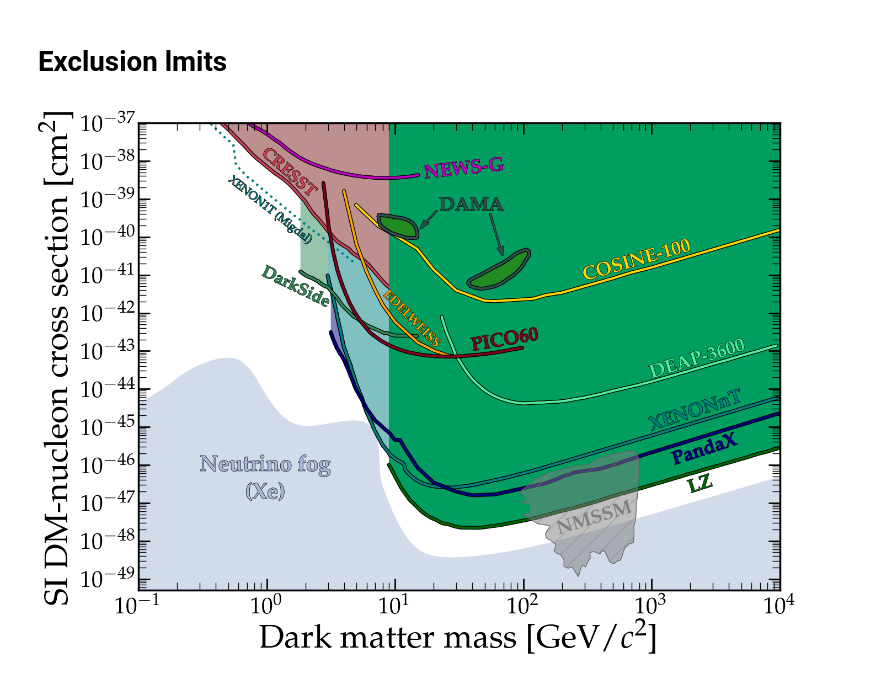
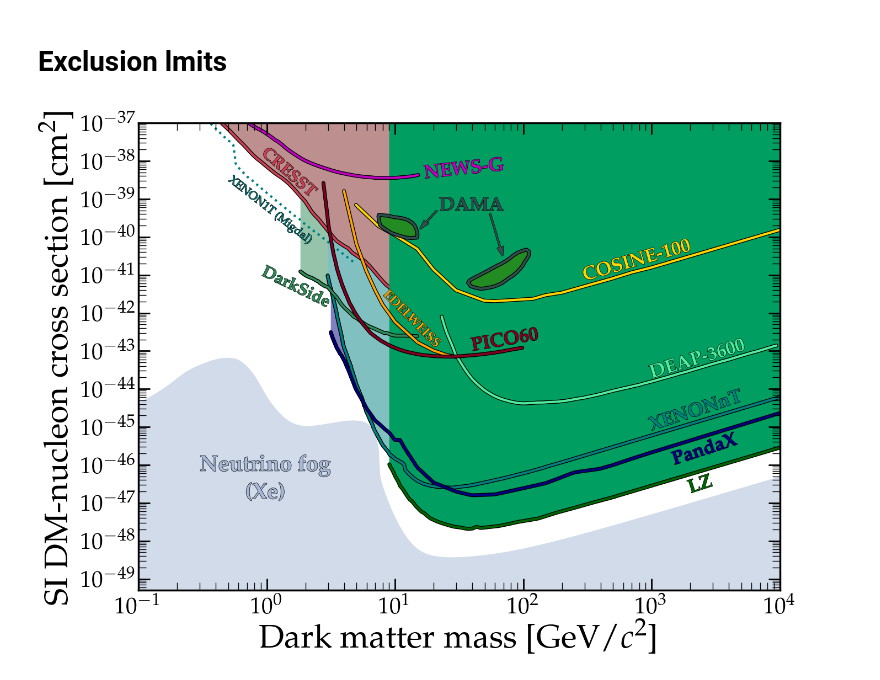
Before and after one commit to cajohare/DirectDetectionPlots, a Jupyter notebook: notebooks/DM-Nucleon.ipynb, the cells around one changed output. Cells and saved outputs as stored; diff of their text form; code cells hidden in the pictures.

```diff
--- a/notebooks/DM-Nucleon.ipynb
+++ b/notebooks/DM-Nucleon.ipynb
@@ -11,57 +11,57 @@ plt.style.use('sty.mplstyle')
 
 fig, ax = plt.subplots()
 
-dirc = '../data/limits/Nucleon/SI/'
+fpath = '../data/limits/Nucleon/SI/'
 
 rot_45 = 18
 
 # Plot limits
-PlotBound(ax,dirc+'LZ_2024.txt',edgecolor='darkgreen',textcolor='darkgreen',facecolor=[0.0, 0.62, 0.38],label=r'{\bf LZ}',rotation=rot_45,label_pos=[2000,1.8e-47])
-PlotBound(ax,dirc+'XENONnT_2024_Combined.txt',edgecolor='teal',textcolor='teal',facealpha=0,label=r'{\bf XENONnT}',rotation=rot_45,label_pos=[1000,8.0e-46])
-PlotBound(ax,dirc+'XENONnT_2024_Combined.txt',edgecolor='teal',textcolor='teal',facecolor=col_alpha('teal',0.5),zorder=-1)
-PlotBound(ax,dirc+'XENON1T-Migdal.txt',edgecolor='teal',textcolor='teal',linestyle=':',facealpha=0,label='XENON1T (Migdal)',fontsize=15,rotation=-38,label_pos=[0.5,0.3e-38],path_effects=None)
-PlotBound(ax,dirc+'PandaX_2024_Combined.txt',edgecolor='navy',textcolor='navy',facealpha=0,label=r'{\bf PandaX}',rotation=rot_45,label_pos=[1500,1.0e-46])
-PlotBound(ax,dirc+'PandaX_2024_Combined.txt',edgecolor='navy',textcolor='navy',facecolor=col_alpha('navy',0.5),zorder=-1.1)
-PlotBound(ax,dirc+'CRESST.txt',edgecolor=[0.8, 0.25, 0.33],textcolor=[0.8, 0.25, 0.33],facecolor=[0.74, 0.56, 0.56],zorder=-1,label=r'{\bf CRESST}',rotation=-41,label_pos=[0.9,1.5e-38],fontsize=22)
-PlotBound(ax,dirc+'DarkSide.txt',edgecolor='seagreen',textcolor='seagreen',facecolor='seagreen',facealpha=0.0,label=r'{\bf DarkSide}',rotation=-26,label_pos=[0.9,1e-41],fontsize=22)
-PlotBound(ax,dirc+'DarkSide.txt',edgecolor='seagreen',textcolor='seagreen',facecolor='seagreen',facealpha=0.5,zorder=-3)
-PlotBound(ax,dirc+'EDELWEISS.txt',edgecolor='orange',textcolor='orange',facealpha=0,label=r'{\bf EDELWEISS}',rotation=-45,label_pos=[8,3e-42],fontsize=17)
-PlotBound(ax,dirc+'DEAP-3600.txt',edgecolor='#4ff09d',textcolor='#4ff09d',facealpha=0,label=r'{\bf DEAP-3600}',rotation=rot_45-1,label_pos=[1000,1.9e-44])
-PlotBound(ax,dirc+'PICO60.txt',edgecolor=[0.5, 0.0, 0.13],textcolor=[0.5, 0.0, 0.13],facealpha=0,label=r'{\bf PICO60}',rotation=rot_45-8,label_pos=[40,1e-43])
-PlotBound(ax,dirc+'COSINE-100.txt',edgecolor='gold',textcolor='gold',facealpha=0,label=r'{\bf COSINE-100}',rotation=rot_45-2,label_pos=[300,7e-42])
+PlotBound(ax,fpath+'LZ_2024.txt',edgecolor='darkgreen',textcolor='darkgreen',facecolor=[0.0, 0.62, 0.38],label=r'{\bf LZ}',rotation=rot_45,label_pos=[2000,1.8e-47])
+PlotBound(ax,fpath+'XENONnT_2024_Combined.txt',edgecolor='teal',textcolor='teal',facealpha=0,label=r'{\bf XENONnT}',rotation=rot_45,label_pos=[1000,8.0e-46])
+PlotBound(ax,fpath+'XENONnT_2024_Combined.txt',edgecolor='teal',textcolor='teal',facecolor=col_alpha('teal',0.5),zorder=-1)
+PlotBound(ax,fpath+'XENON1T-Migdal.txt',edgecolor='teal',textcolor='teal',linestyle=':',facealpha=0,label='XENON1T (Migdal)',fontsize=15,rotation=-38,label_pos=[0.5,0.3e-38],path_effects=None)
+PlotBound(ax,fpath+'PandaX_2024_Combined.txt',edgecolor='navy',textcolor='navy',facealpha=0,label=r'{\bf PandaX}',rotation=rot_45,label_pos=[1500,1.0e-46])
+PlotBound(ax,fpath+'PandaX_2024_Combined.txt',edgecolor='navy',textcolor='navy',facecolor=col_alpha('navy',0.5),zorder=-1.1)
+PlotBound(ax,fpath+'CRESST.txt',edgecolor=[0.8, 0.25, 0.33],textcolor=[0.8, 0.25, 0.33],facecolor=[0.74, 0.56, 0.56],zorder=-1,label=r'{\bf CRESST}',rotation=-41,label_pos=[0.9,1.5e-38],fontsize=22)
+PlotBound(ax,fpath+'DarkSide.txt',edgecolor='seagreen',textcolor='seagreen',facecolor='seagreen',facealpha=0.0,label=r'{\bf DarkSide}',rotation=-26,label_pos=[0.9,1e-41],fontsize=22)
+PlotBound(ax,fpath+'DarkSide.txt',edgecolor='seagreen',textcolor='seagreen',facecolor='seagreen',facealpha=0.5,zorder=-3)
+PlotBound(ax,fpath+'EDELWEISS.txt',edgecolor='orange',textcolor='orange',facealpha=0,label=r'{\bf EDELWEISS}',rotation=-45,label_pos=[8,3e-42],fontsize=17)
+PlotBound(ax,fpath+'DEAP-3600.txt',edgecolor='#4ff09d',textcolor='#4ff09d',facealpha=0,label=r'{\bf DEAP-3600}',rotation=rot_45-1,label_pos=[1000,1.9e-44])
+PlotBound(ax,fpath+'PICO60.txt',edgecolor=[0.5, 0.0, 0.13],textcolor=[0.5, 0.0, 0.13],facealpha=0,label=r'{\bf PICO60}',rotation=rot_45-8,label_pos=[40,1e-43])
+PlotBound(ax,fpath+'COSINE-100.txt',edgecolor='gold',textcolor='gold',facealpha=0,label=r'{\bf COSINE-100}',rotation=rot_45-2,label_pos=[300,7e-42])
 #PlotBound(ax,dirc+'LUX.txt',edgecolor='crimson',textcolor='crimson',facealpha=0,label='LUX',rotation=rot_45,label_pos=[300,1e-45])
-PlotBound(ax,dirc+'NEWS-G.txt',edgecolor='m',textcolor='m',facealpha=0,label=r'{\bf NEWS-G}',rotation=6,label_pos=[17,0.35e-38])
+PlotBound(ax,fpath+'NEWS-G.txt',edgecolor='m',textcolor='m',facealpha=0,label=r'{\bf NEWS-G}',rotation=6,label_pos=[17,0.35e-38])
 
 
 # neutrino fog
 PlotBound(ax,'../data/fog/Nucleon/SI/nuFog_n2_Xe.txt',y2=0,label=r'\begin{center} {\bf Neutrino fog \linebreak (Xe)}\end{center}',label_pos=[0.3,7e-47],fontsize=29,rotation=0,facecolor='#a7b9d6',lw=0,textcolor='#a7b9d6',facealpha=0.5)
 
 
 # DAMA
-PlotBound(ax,dirc+'DAMA1.txt',y2=nan,edgecolor='darkslategray',textcolor='darkslategray',facecolor='forestgreen',label=r'{\bf DAMA}',label_pos=[22,5e-40])
-PlotBound(ax,dirc+'DAMA2.txt',y2=nan,edgecolor='darkslategray',textcolor='darkslategray',facecolor='forestgreen')
+PlotBound(ax,fpath+'DAMA1.txt',y2=nan,edgecolor='darkslategray',textcolor='darkslategray',facecolor='forestgreen',label=r'{\bf DAMA}',label_pos=[22,5e-40])
+PlotBound(ax,fpath+'DAMA2.txt',y2=nan,edgecolor='darkslategray',textcolor='darkslategray',facecolor='forestgreen')
 plt.arrow(0.485, 0.735, -0.012, -0.018, transform=fig.transFigure,figure=fig,length_includes_head=False,lw=1,head_width=0.007, head_length=0.014, overhang=0.13,edgecolor='darkslategray',facecolor='darkslategray',clip_on=True,path_effects=line_background(2,'k'))
 plt.arrow(0.55, 0.73, 0.012, -0.055, transform=fig.transFigure,figure=fig,length_includes_head=False,lw=1,head_width=0.007, head_length=0.014, overhang=0.13,edgecolor='darkslategray',facecolor='darkslategray',clip_on=True,path_effects=line_background(2,'k'))
 
 
 # Models
-PlotBound(ax, '../data/models/Nucleon/SI/NMSSM_Scan.txt',y2=nan,lw=1,path_effects=None,textcolor='gray',edgecolor='dimgray',facecolor='gray',facealpha=0.5,label=r'\begin{center} {\bf NMSSM}\end{center}',rotation=17,label_pos=[190,1.5e-48],text_path_effects=None,hatch='/')
+# PlotBound(ax, '../data/models/Nucleon/SI/NMSSM_Scan.txt',y2=nan,lw=1,path_effects=None,textcolor='gray',edgecolor='dimgray',facecolor='gray',facealpha=0.5,label=r'\begin{center} {\bf NMSSM}\end{center}',rotation=17,label_pos=[190,1.5e-48],text_path_effects=None,hatch='/')
 
 
 # Finishing touches
 ax.set_yscale('log')
 ax.set_xscale('log')
 ax.set_xlim([0.1,1e4])
 ax.set_ylim([5e-50,1e-37])
 ax.set_xlabel('Dark matter mass [GeV/$c^2$]')
 ax.set_ylabel(r'SI DM-nucleon cross section [cm$^{2}$]')
 locmaj = matplotlib.ticker.LogLocator(base=10.0, subs=(1.0, ), numticks=50)
 locmin = matplotlib.ticker.LogLocator(base=10.0, subs=arange(2, 10)*.1,numticks=100)
 ax.yaxis.set_major_locator(locmaj)
 ax.yaxis.set_minor_locator(locmin)
 
 
 
 MySaveFig(fig,'Nucleon_SI')
 # %% [output]
-[figure, old version]
+[figure, new version]
```
Also changed, not shown: 4 other files.
